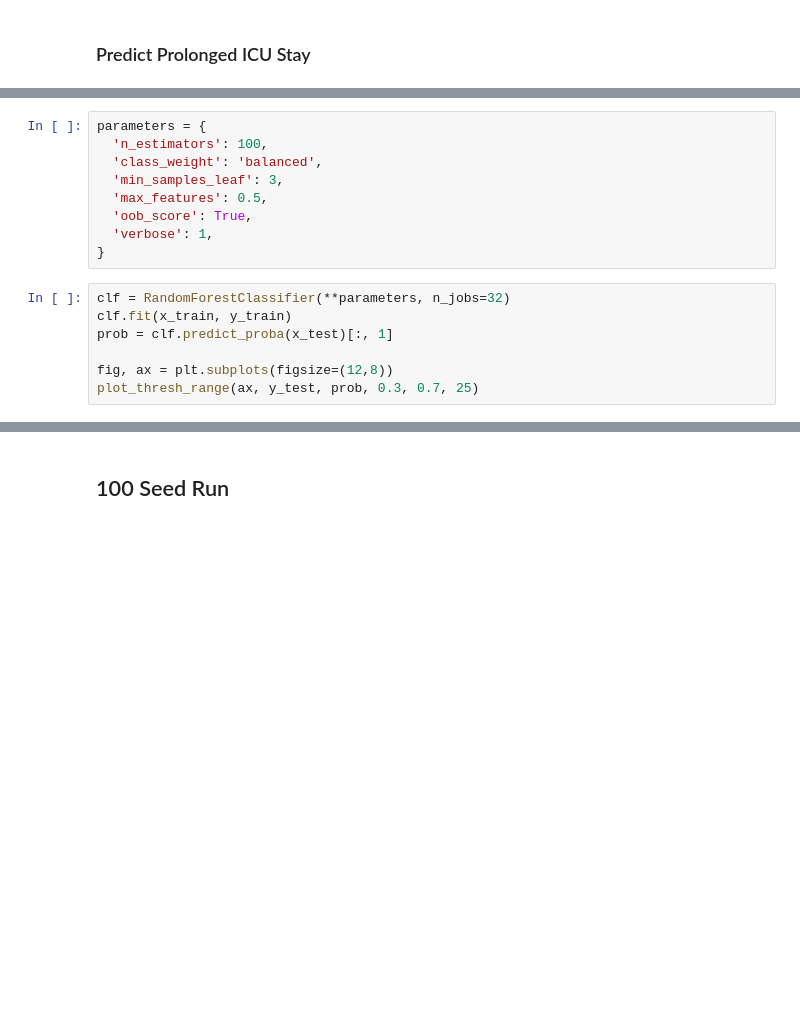
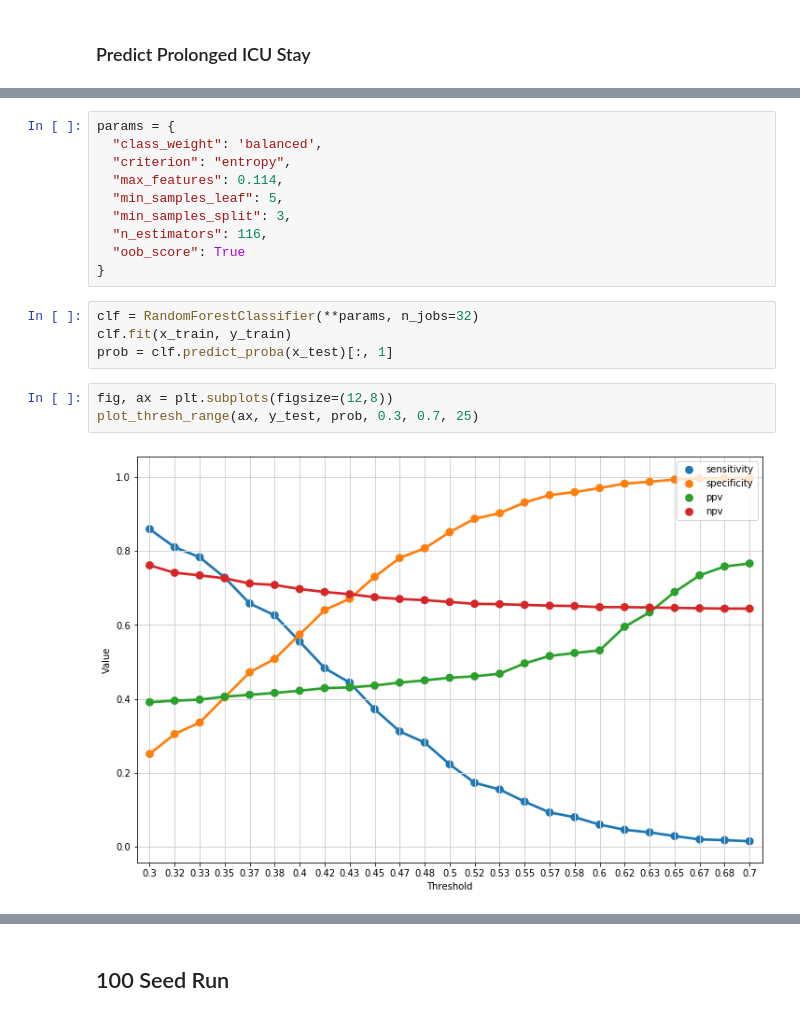
Before and after one commit to sudarshan85/imminent-adm-mimic, a Jupyter notebook: rf/rf_classifier.ipynb, the cells around one changed output, grey strips where cells are left out. Cells and saved outputs as stored; diff of their text form; blank space fills up the shorter version.

```diff
--- a/rf/rf_classifier.ipynb
+++ b/rf/rf_classifier.ipynb
@@ -155,17 +156,20 @@ df.shape, x_train.shape, x_test.shape, y_train.shape, y_test.shape
 # %%
-parameters = {
-  'n_estimators': 100,
-  'class_weight': 'balanced',
-  'min_samples_leaf': 3,
-  'max_features': 0.5,
-  'oob_score': True,
-  'verbose': 1,
+params = {
+  "class_weight": 'balanced',
+  "criterion": "entropy",
+  "max_features": 0.114,
+  "min_samples_leaf": 5,
+  "min_samples_split": 3,
+  "n_estimators": 116,
+  "oob_score": True
 }
+# %%
+clf = RandomForestClassifier(**params, n_jobs=32)
+clf.fit(x_train, y_train)
+prob = clf.predict_proba(x_test)[:, 1]
 # %%
-clf = RandomForestClassifier(**parameters, n_jobs=32)
-clf.fit(x_train, y_train)
-prob = clf.predict_proba(x_test)[:, 1]
-
 fig, ax = plt.subplots(figsize=(12,8))
 plot_thresh_range(ax, y_test, prob, 0.3, 0.7, 25)
+# %% [output]
+[figure, added]
 # %%
```
Also changed, not shown: parts of 5 cells of this notebook, 1 other file.
